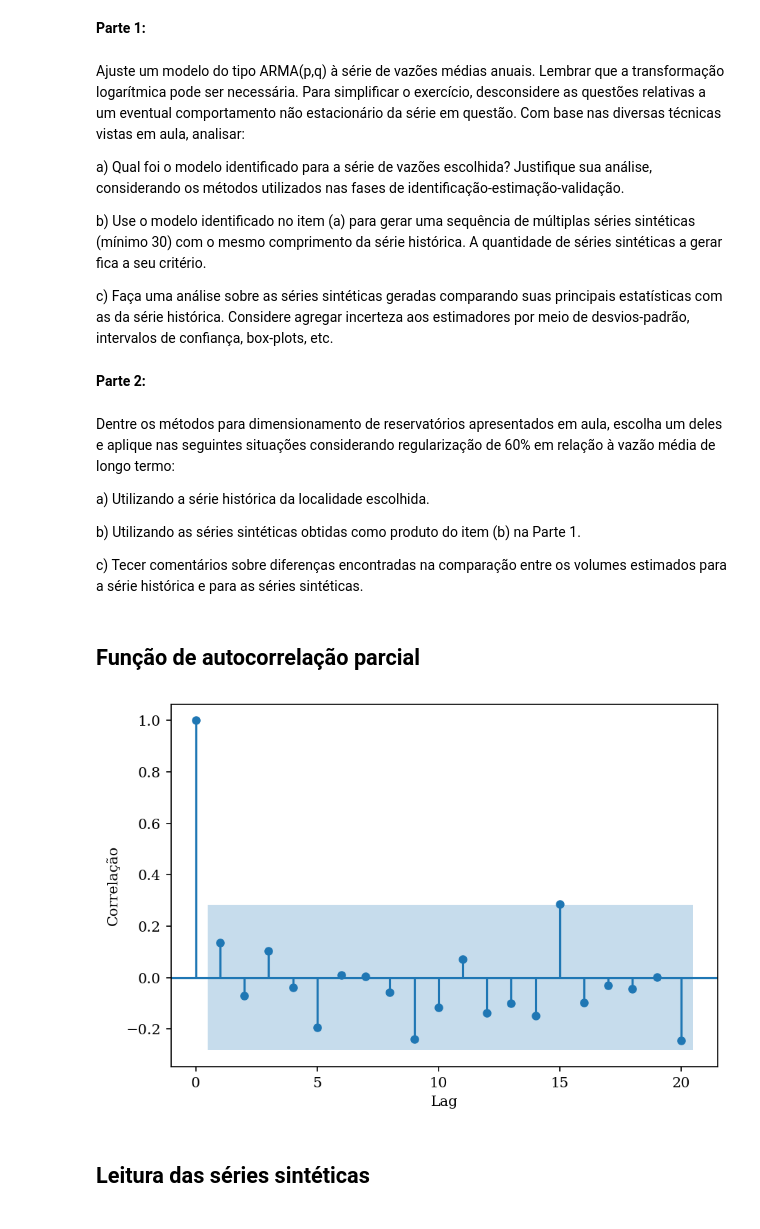
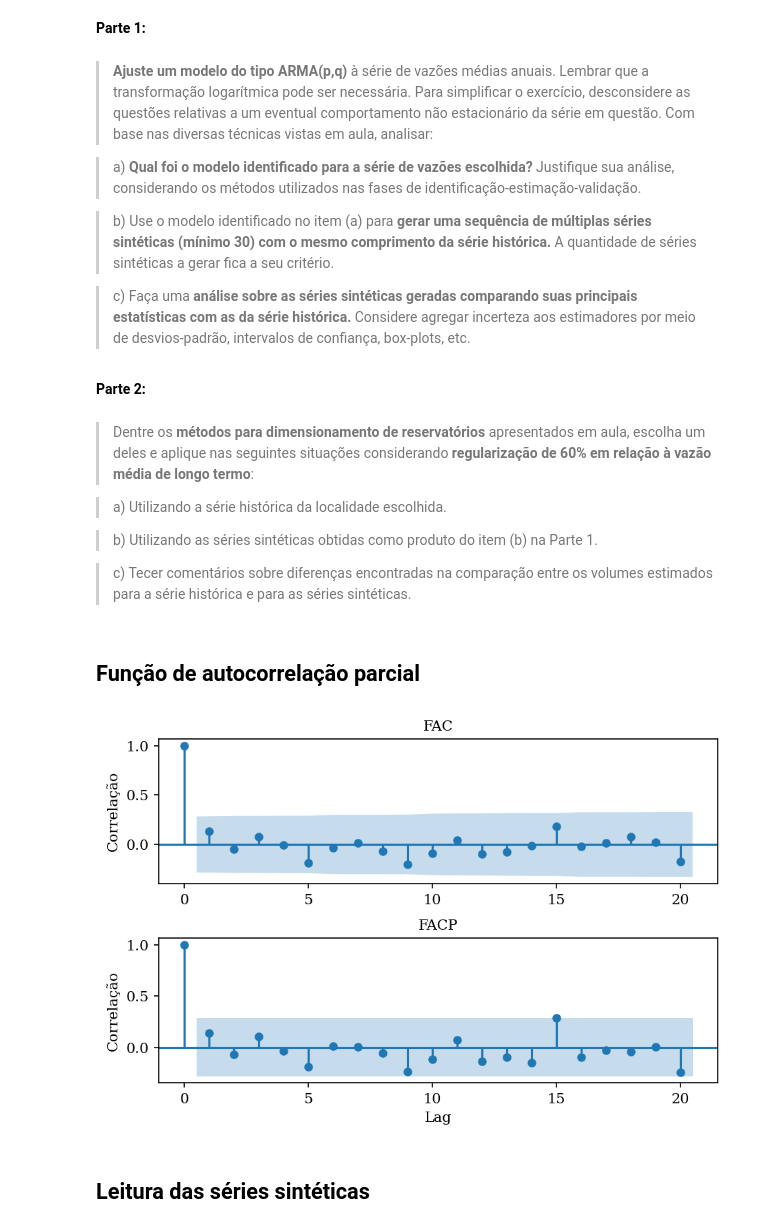
Before and after one commit to rqaita/stoch-hydro, a Jupyter notebook: atividade_estocástica.ipynb, the cells around one changed output. Drawn from its saved outputs; the diff is of its cells as text; code cells hidden in the pictures.

```diff
--- a/atividade_estocástica.ipynb
+++ b/atividade_estocástica.ipynb
@@ -11,19 +11,18 @@ import pandas as pd  # leitura e manipulação dos dados
 import numpy as np  # histograma
 import seaborn as sns  # box-plot
 import scipy.stats as stats  # FDP
-import pymannkendall as mk
-import pyhomogeneity as hg
-import statsmodels as sm
-import statsmodels.api as smapi
-
-from ipyleaflet import Map, Marker, basemaps, Popup  # mapas
-from ipywidgets import HTML  # widgets
+import pymannkendall as mk  # Mann-Kendall
+import pyhomogeneity as hg  # Pettitt
+import statsmodels as sm  # Lilliefors
+import statsmodels.api as smapi  # ACF, PACF
 
 import matplotlib.pyplot as plt
 # ajustando gráficos inline
 plt.rcParams['figure.dpi'] = 150
 plt.rcParams['font.family'] = 'serif'
 plt.rcParams['font.sans-serif'] = ['charter']
+
+salvar = False  # booleano para salvar as figuras
 # %% [markdown]
 ## Leitura e manipulação dos dados
 # %% [markdown]
@@ -706,36 +578,42 @@ teste_hipotese
 # %% [markdown]
 **Parte 1:**
 # %% [markdown]
-Ajuste um modelo do tipo ARMA(p,q) à série de vazões médias anuais. Lembrar que a transformação logarítmica pode ser necessária. Para simplificar o exercício, desconsidere as questões relativas a um eventual comportamento não estacionário da série em questão. Com base nas diversas técnicas vistas em aula, analisar:
+> **Ajuste um modelo do tipo ARMA(p,q)** à série de vazões médias anuais. Lembrar que a transformação logarítmica pode ser necessária. Para simplificar o exercício, desconsidere as questões relativas a um eventual comportamento não estacionário da série em questão. Com base nas diversas técnicas vistas em aula, analisar:
 
-a) Qual foi o modelo identificado para a série de vazões escolhida? Justifique sua análise, considerando os métodos utilizados nas fases de identificação-estimação-validação.
+> a) **Qual foi o modelo identificado para a série de vazões escolhida?** Justifique sua análise, considerando os métodos utilizados nas fases de identificação-estimação-validação.
 
-b) Use o modelo identificado no item (a) para gerar uma sequência de múltiplas séries sintéticas (mínimo 30) com o mesmo comprimento da série histórica. A quantidade de séries sintéticas a gerar fica a seu critério.
+> b) Use o modelo identificado no item (a) para **gerar uma sequência de múltiplas séries sintéticas (mínimo 30) com o mesmo comprimento da série histórica.** A quantidade de séries sintéticas a gerar fica a seu critério.
 
-c) Faça uma análise sobre as séries sintéticas geradas comparando suas principais estatísticas com as da série histórica. Considere agregar incerteza aos estimadores por meio de desvios-padrão, intervalos de confiança, box-plots, etc.
+> c) Faça uma **análise sobre as séries sintéticas geradas comparando suas principais estatísticas com as da série histórica.** Considere agregar incerteza aos estimadores por meio de desvios-padrão, intervalos de confiança, box-plots, etc.
 # %% [markdown]
 **Parte 2:**
 # %% [markdown]
-Dentre os métodos para dimensionamento de reservatórios apresentados em aula, escolha um deles e aplique nas seguintes situações considerando regularização de 60% em relação à vazão média de longo termo:
+> Dentre os **métodos para dimensionamento de reservatórios** apresentados em aula, escolha um deles e aplique nas seguintes situações considerando **regularização de 60% em relação à vazão média de longo termo**:
 
-a) Utilizando a série histórica da localidade escolhida.
+> a) Utilizando a série histórica da localidade escolhida.
 
-b) Utilizando as séries sintéticas obtidas como produto do item (b) na Parte 1.
+> b) Utilizando as séries sintéticas obtidas como produto do item (b) na Parte 1.
 
-c) Tecer comentários sobre diferenças encontradas na comparação entre os volumes estimados para a série histórica e para as séries sintéticas.
+> c) Tecer comentários sobre diferenças encontradas na comparação entre os volumes estimados para a série histórica e para as séries sintéticas.
 # %% [markdown]
 ## Função de autocorrelação parcial
-# %%
-fig, ax = plt.subplots(1, 1, constrained_layout=True)
-sm.api.graphics.tsa.plot_pacf(pp_anual, lags=20, ax=ax, title=None)
-
-ax.set_xlabel("Lag")
-ax.set_ylabel("Correlação")
-
-plt.savefig("pacf.png", format="png", dpi=300)
-plt.show()
-# %% [output]
-[figure, removed]
+# %%
+fig, ax = plt.subplots(2, 1, constrained_layout=True)
+
+smapi.graphics.tsa.plot_acf(pp_anual, lags=20, ax=ax[0], title=None)
+ax[0].set_ylabel("Correlação")
+ax[0].set_title("FAC", fontsize=10)
+
+smapi.graphics.tsa.plot_pacf(pp_anual, lags=20, ax=ax[1], title=None)
+ax[1].set_xlabel("Lag")
+ax[1].set_ylabel("Correlação")
+ax[1].set_title("FACP", fontsize=10)
+
+if salvar:
+    fig.savefig("pacf_acf.png", format="png", dpi=300)
+plt.show()
+# %% [output]
+[figure, added]
 # %% [markdown]
 ## Leitura das séries sintéticas
 # %%
```
Also changed, not shown: parts of 38 cells of this notebook, 1 other file.
